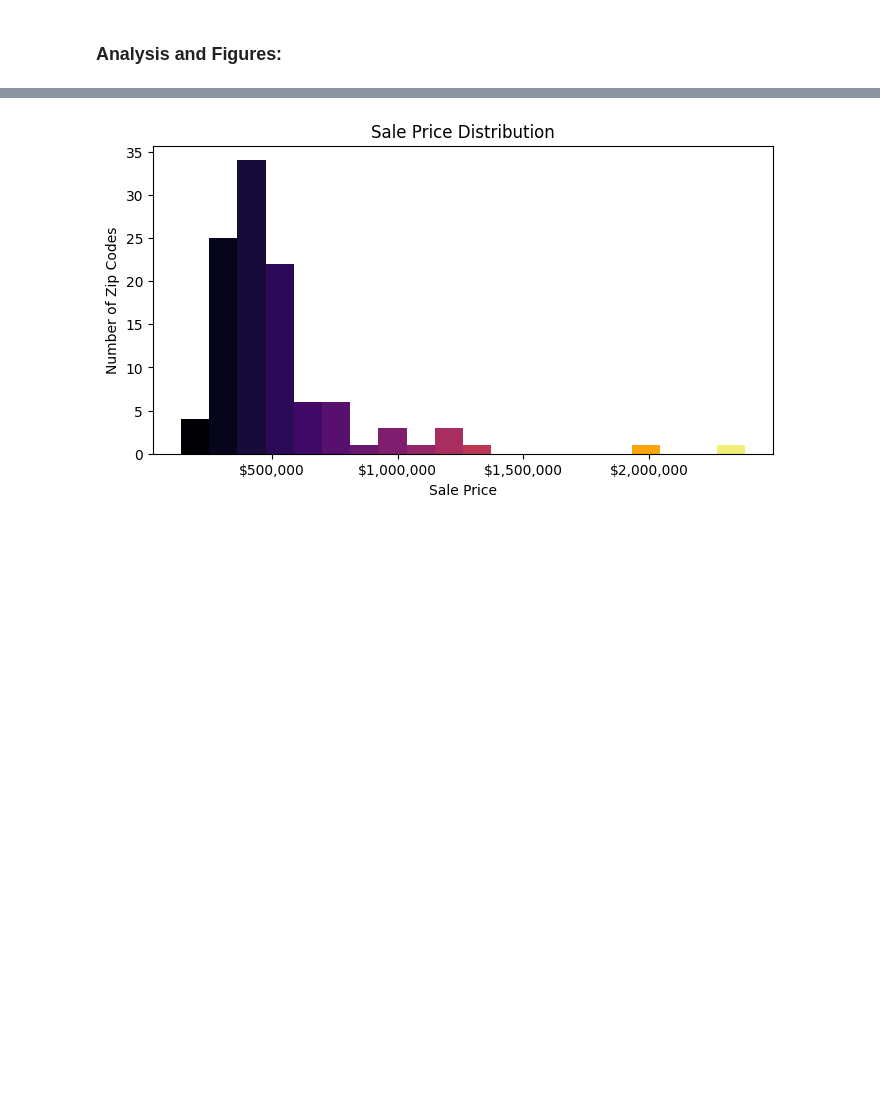
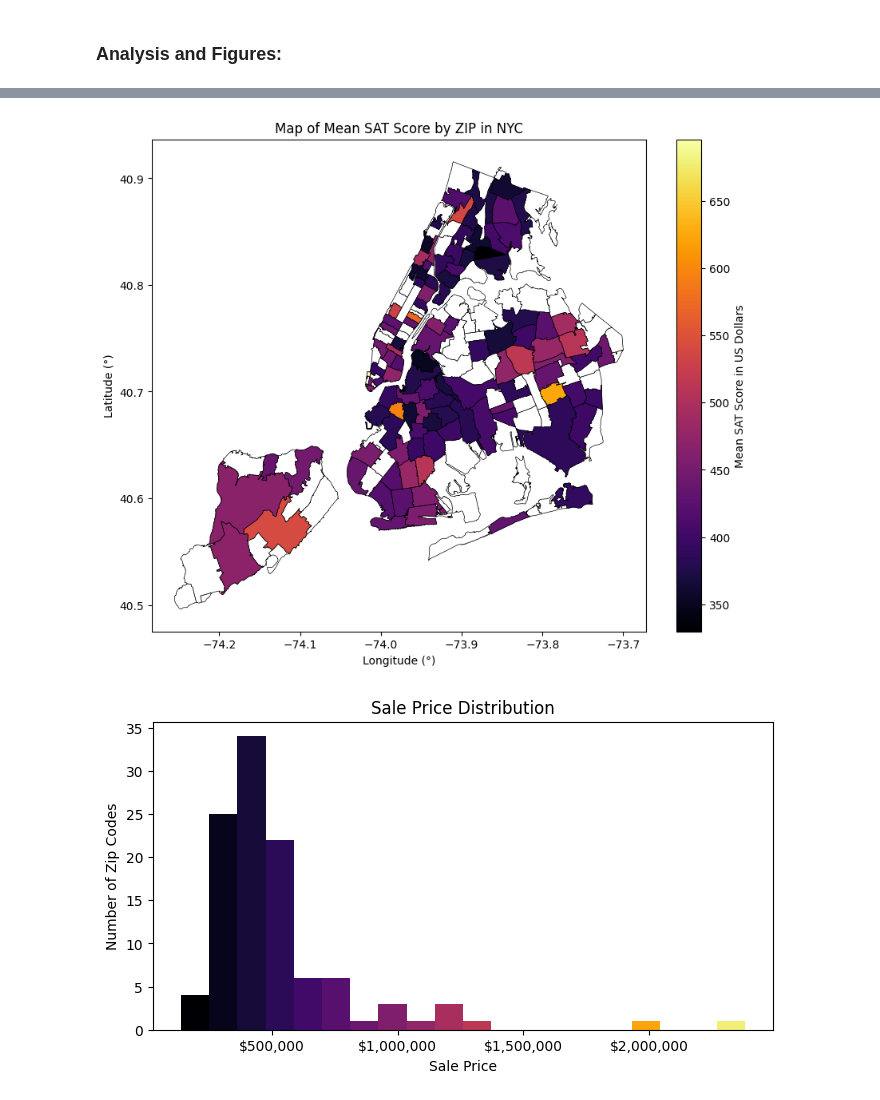
Before and after one commit to johnmays/wealth-and-SAT-NYC, a Jupyter notebook: notebooks/investigation.ipynb, the cells around one changed output, grey strips where cells are left out. Saved outputs shown, nothing was run; the diff lists cells and outputs as text; code cells hidden in the pictures; blank space fills up the shorter version.

```diff
--- a/notebooks/investigation.ipynb
+++ b/notebooks/investigation.ipynb
@@ -163,3 +176,22 @@ plt.show();
+# %%
+fig, ax = plt.subplots(1, figsize = (10, 8))
+line_width = 0.5
+zip_boundaries.plot(edgecolor = inferno(0), color = 'white',
+                    linewidth = line_width, ax = ax)
+total_df.plot(column='SAT Score Mean', cmap = inferno, ax=ax,
+              edgecolor = inferno(0), linewidth = line_width)
+plt.colorbar(
+    plt.cm.ScalarMappable(
+        cmap = inferno, norm = plt.Normalize(
+            vmin =total_df['SAT Score Mean'].min(),
+            vmax=total_df['SAT Score Mean'].max())),
+        ax = ax, label = 'Mean SAT Score in US Dollars')
+plt.xlabel('Longitude (°)')
+plt.ylabel('Latitude (°)')
+plt.title('Map of Mean SAT Score by ZIP in NYC')
+plt.show();
+# %% [output]
+[figure, added]
 # %%
 fig, ax = plt.subplots(1, figsize = (8, 4))
 ax.xaxis.set_major_formatter(mpl.ticker.StrMethodFormatter('${x:,.0f}'))
```
Also changed, not shown: parts of 17 cells of this notebook, 1 other file.
